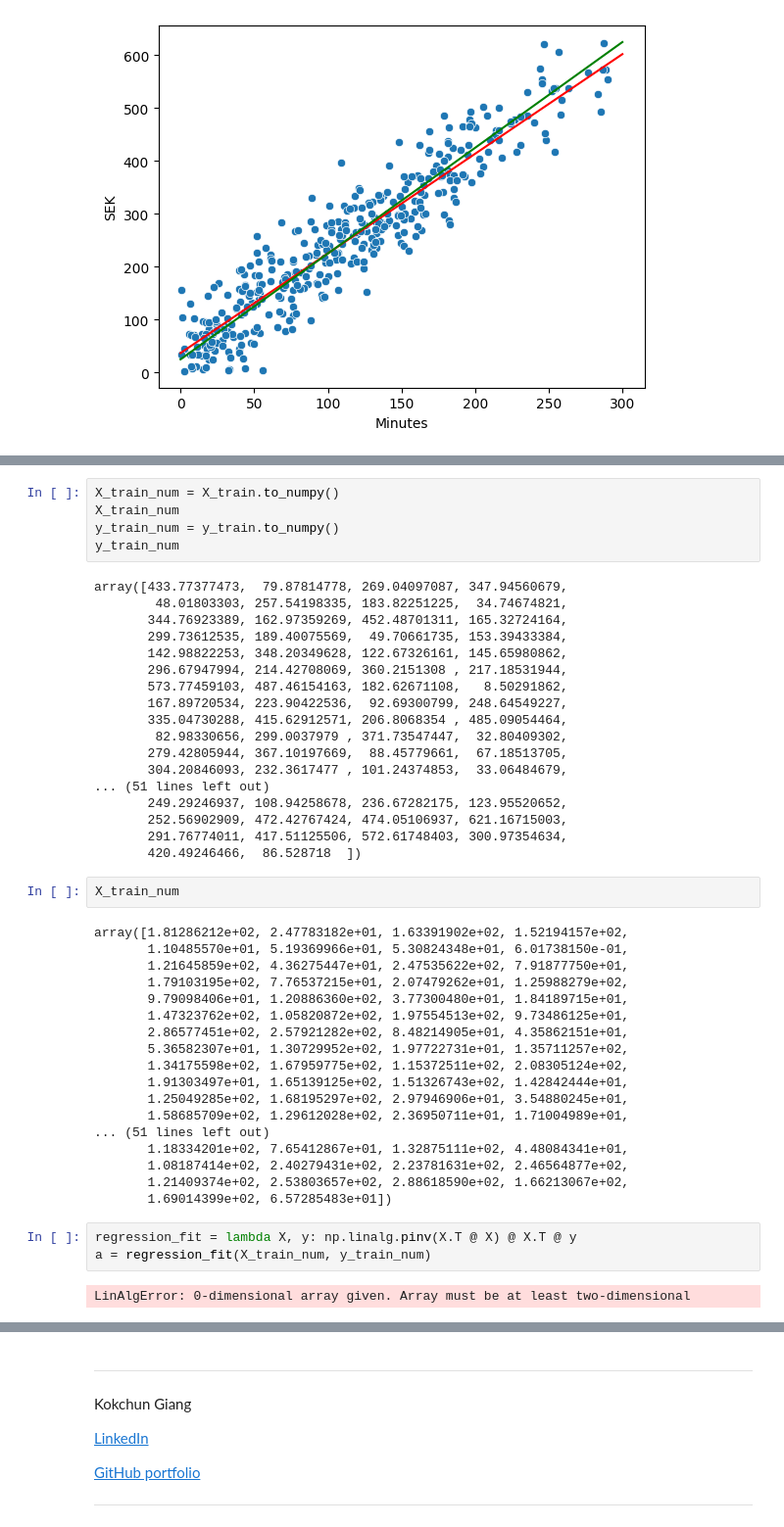
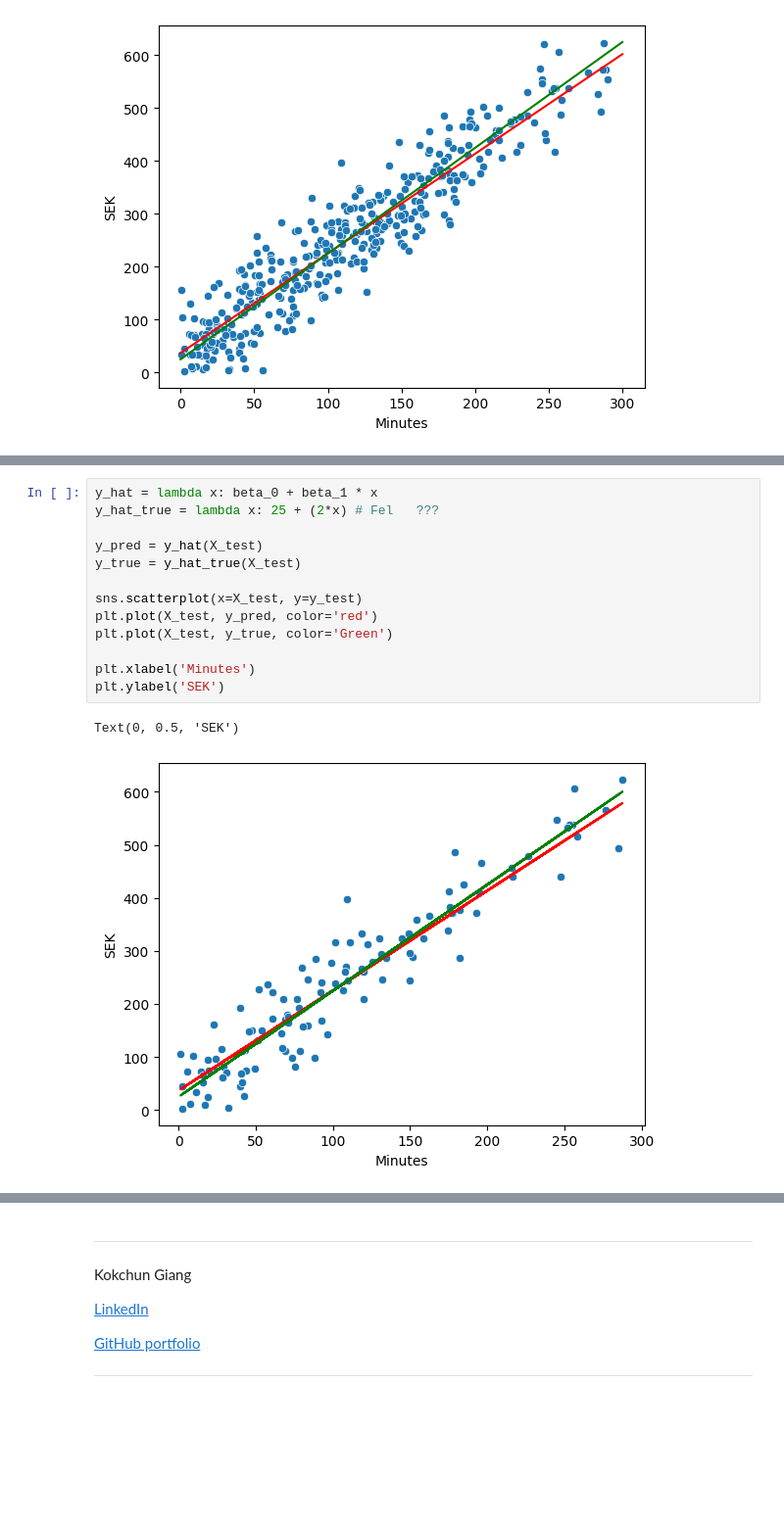
Before and after one commit to Arsen9988/Machine-learning-Arsen, a Jupyter notebook: Exercises/E00_linear_regression.ipynb, the cells around one changed output, grey strips where cells are left out. Shown at 98% size. Saved outputs shown, nothing was run; the diff lists cells and outputs as text; blank space fills up the shorter version.

```diff
--- a/Exercises/E00_linear_regression.ipynb
+++ b/Exercises/E00_linear_regression.ipynb
@@ -267,51 +267,19 @@ Root mean squared error on testing data: 48.72 kr
 </details>
 
 ---
-# %%
-X_train_num = X_train.to_numpy()
-X_train_num
-y_train_num = y_train.to_numpy()
-y_train_num
-# %% [output]
-array([433.77377473,  79.87814778, 269.04097087, 347.94560679,
-        48.01803303, 257.54198335, 183.82251225,  34.74674821,
-       344.76923389, 162.97359269, 452.48701311, 165.32724164,
-       299.73612535, 189.40075569,  49.70661735, 153.39433384,
-       142.98822253, 348.20349628, 122.67326161, 145.65980862,
-       296.67947994, 214.42708069, 360.2151308 , 217.18531944,
-       573.77459103, 487.46154163, 182.62671108,   8.50291862,
-       167.89720534, 223.90422536,  92.69300799, 248.64549227,
-       335.04730288, 415.62912571, 206.8068354 , 485.09054464,
-        82.98330656, 299.0037979 , 371.73547447,  32.80409302,
-       279.42805944, 367.10197669,  88.45779661,  67.18513705,
-       304.20846093, 232.3617477 , 101.24374853,  33.06484679,
-... (51 lines left out)
-       249.29246937, 108.94258678, 236.67282175, 123.95520652,
-       252.56902909, 472.42767424, 474.05106937, 621.16715003,
-       291.76774011, 417.51125506, 572.61748403, 300.97354634,
-       420.49246466,  86.528718  ])
-# %%
-X_train_num
-# %% [output]
-array([1.81286212e+02, 2.47783182e+01, 1.63391902e+02, 1.52194157e+02,
-       1.10485570e+01, 5.19369966e+01, 5.30824348e+01, 6.01738150e-01,
-       1.21645859e+02, 4.36275447e+01, 2.47535622e+02, 7.91877750e+01,
-       1.79103195e+02, 7.76537215e+01, 2.07479262e+01, 1.25988279e+02,
-       9.79098406e+01, 1.20886360e+02, 3.77300480e+01, 1.84189715e+01,
-       1.47323762e+02, 1.05820872e+02, 1.97554513e+02, 9.73486125e+01,
-       2.86577451e+02, 2.57921282e+02, 8.48214905e+01, 4.35862151e+01,
-       5.36582307e+01, 1.30729952e+02, 1.97722731e+01, 1.35711257e+02,
-       1.34175598e+02, 1.67959775e+02, 1.15372511e+02, 2.08305124e+02,
-       1.91303497e+01, 1.65139125e+02, 1.51326743e+02, 1.42842444e+01,
-       1.25049285e+02, 1.68195297e+02, 2.97946906e+01, 3.54880245e+01,
-       1.58685709e+02, 1.29612028e+02, 2.36950711e+01, 1.71004989e+01,
-... (51 lines left out)
-       1.18334201e+02, 7.65412867e+01, 1.32875111e+02, 4.48084341e+01,
-       1.08187414e+02, 2.40279431e+02, 2.23781631e+02, 2.46564877e+02,
-       1.21409374e+02, 2.53803657e+02, 2.88618590e+02, 1.66213067e+02,
-       1.69014399e+02, 6.57285483e+01])
-# %%
-regression_fit = lambda X, y: np.linalg.pinv(X.T @ X) @ X.T @ y
-a = regression_fit(X_train_num, y_train_num)
-# %% [output]
-LinAlgError: 0-dimensional array given. Array must be at least two-dimensional
+# %%
+y_hat = lambda x: beta_0 + beta_1 * x
+y_hat_true = lambda x: 25 + (2*x) # Fel   ???
+
+y_pred = y_hat(X_test)
+y_true = y_hat_true(X_test)
+
+sns.scatterplot(x=X_test, y=y_test)
+plt.plot(X_test, y_pred, color='red')
+plt.plot(X_test, y_true, color='Green')
+
+plt.xlabel('Minutes')
+plt.ylabel('SEK')
+# %% [output]
+Text(0, 0.5, 'SEK')
+[figure, added]
```
Also changed, not shown: parts of 2 cells of this notebook, 6 other files.
